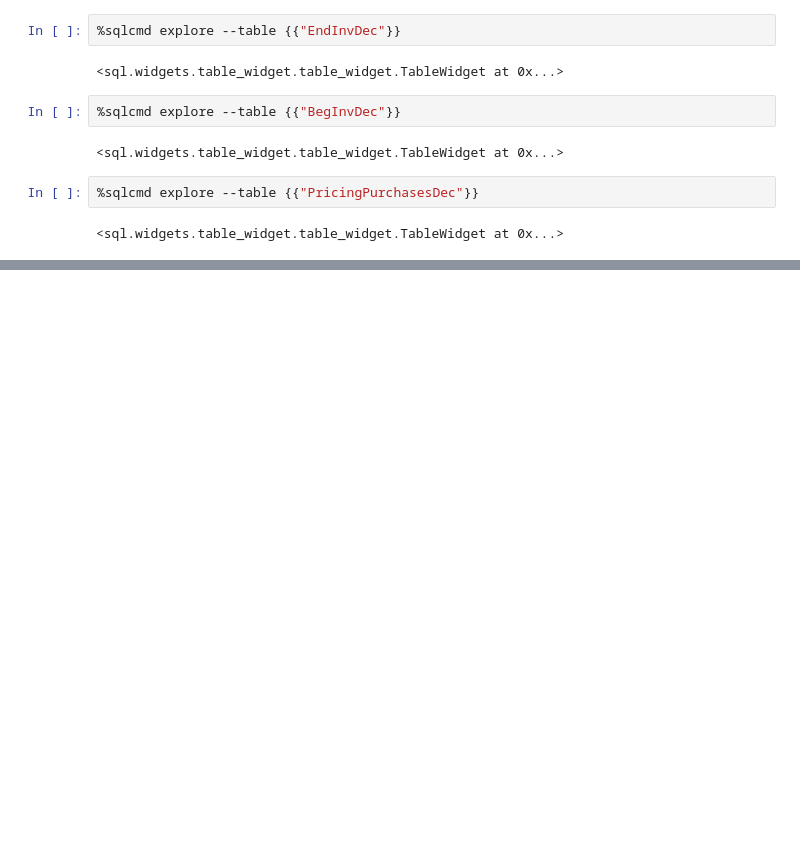
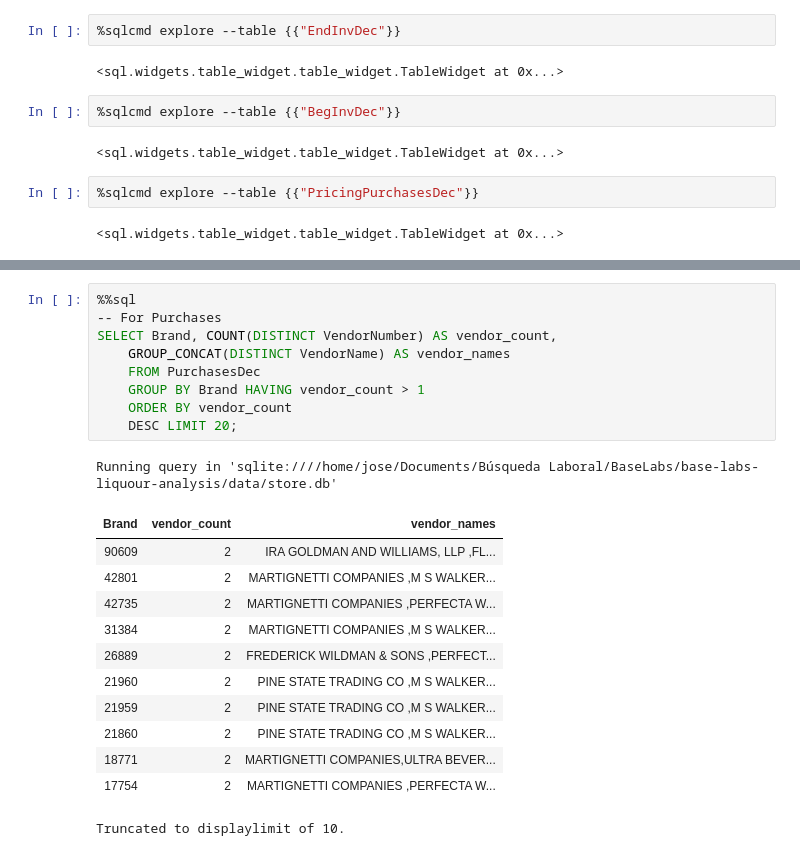
Before and after one commit to JAMoreno-Larios/base-labs-liquour-analysis, a Jupyter notebook: notebooks/sql_columns_exploration.ipynb, the cells around one changed output, grey strips where cells are left out. Drawn from its saved outputs; the diff is of its cells as text; blank space fills up the shorter version.

```diff
--- a/notebooks/sql_columns_exploration.ipynb
+++ b/notebooks/sql_columns_exploration.ipynb
@@ -58,0 +84,23 @@ We can then explore the tables to get a sense of what they have for us.
+# %%
+%%sql
+-- For Purchases
+SELECT Brand, COUNT(DISTINCT VendorNumber) AS vendor_count,
+    GROUP_CONCAT(DISTINCT VendorName) AS vendor_names
+    FROM PurchasesDec
+    GROUP BY Brand HAVING vendor_count > 1
+    ORDER BY vendor_count
+    DESC LIMIT 20;
+# %% [output]
+Running query in 'sqlite:////home/jose/Documents/Búsqueda Laboral/BaseLabs/base-labs-liquour-analysis/data/store.db'
+| Brand | vendor_count | vendor_names |
+| 90609 | 2 | IRA GOLDMAN AND WILLIAMS, LLP ,FL... |
+| 42801 | 2 | MARTIGNETTI COMPANIES ,M S WALKER... |
+| 42735 | 2 | MARTIGNETTI COMPANIES ,PERFECTA W... |
+| 31384 | 2 | MARTIGNETTI COMPANIES ,M S WALKER... |
+| 26889 | 2 | FREDERICK WILDMAN & SONS ,PERFECT... |
+| 21960 | 2 | PINE STATE TRADING CO ,M S WALKER... |
+| 21959 | 2 | PINE STATE TRADING CO ,M S WALKER... |
+| 21860 | 2 | PINE STATE TRADING CO ,M S WALKER... |
+| 18771 | 2 | MARTIGNETTI COMPANIES,ULTRA BEVER... |
+| 17754 | 2 | MARTIGNETTI COMPANIES ,PERFECTA W... |
+Truncated to displaylimit of 10.
```
Also changed, not shown: parts of 6 cells of this notebook.
